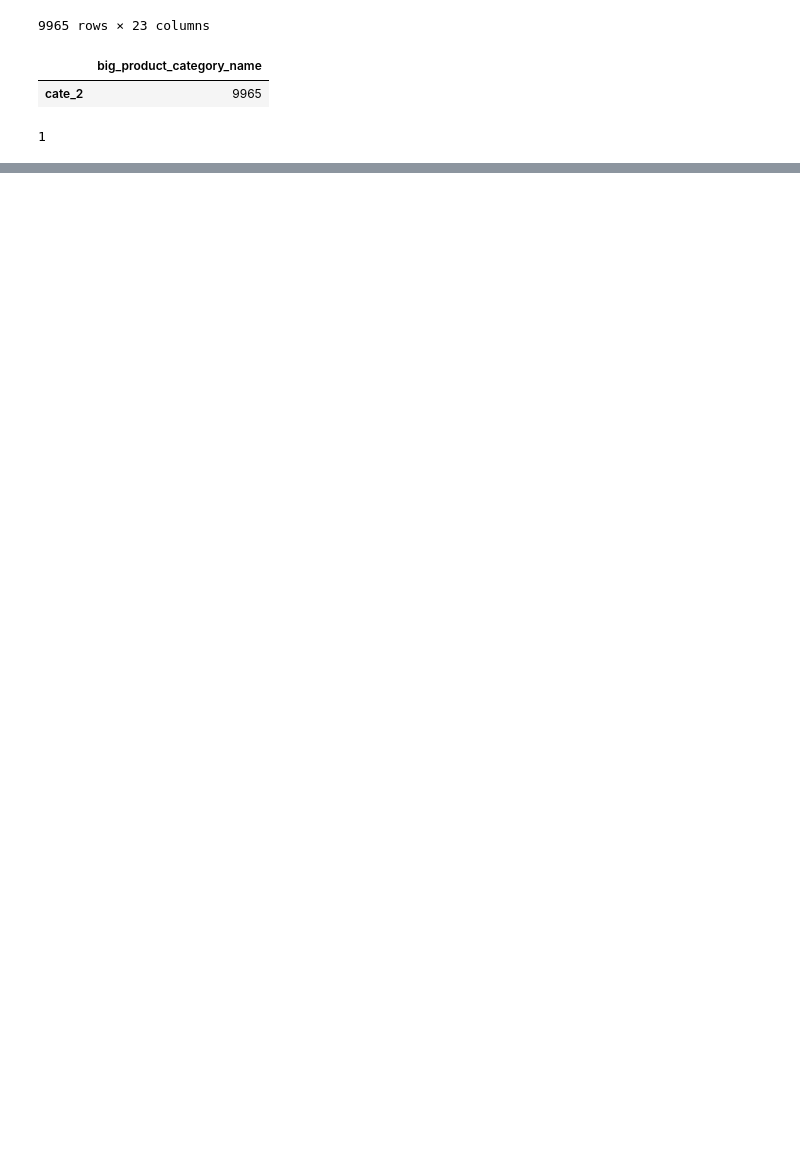
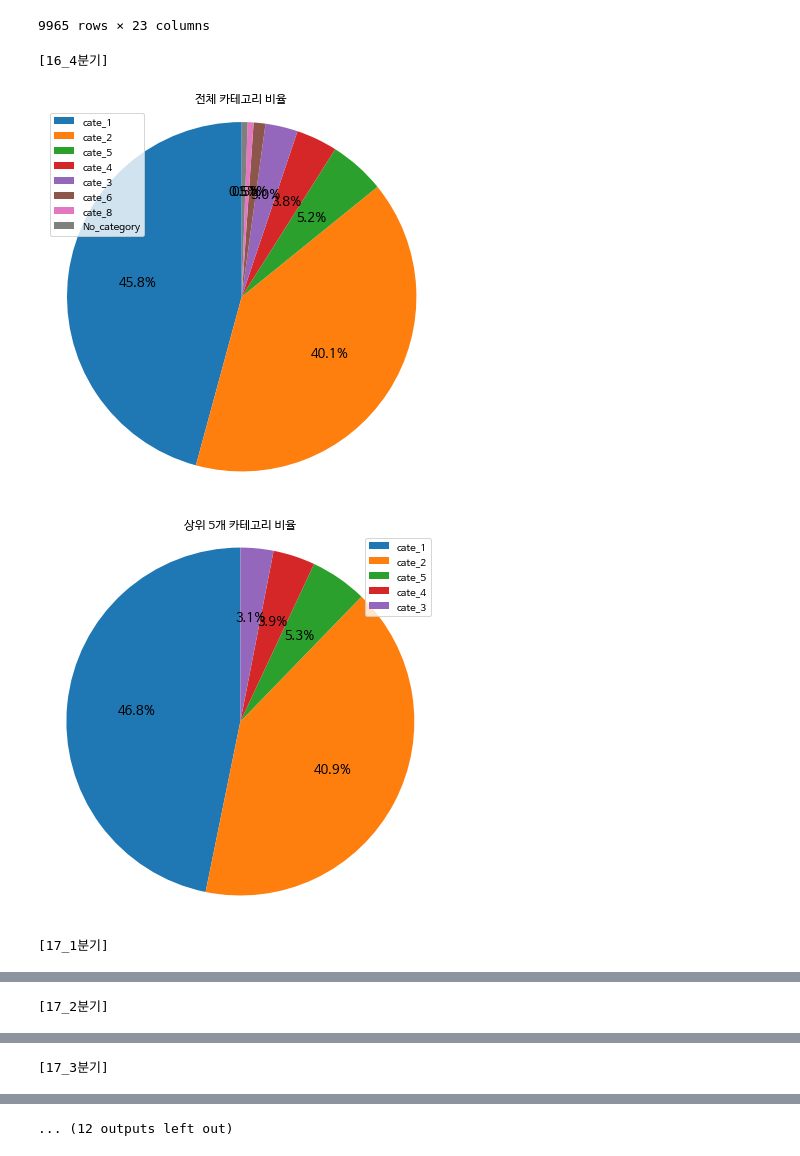
Before and after one commit to cyss93/CP1_team8, a Jupyter notebook: Concentration.ipynb, the cells around one changed output, grey strips where cells are left out. Drawn from its saved outputs; the diff is of its cells as text; code cells hidden in the pictures; blank space fills up the shorter version.

```diff
--- a/Concentration.ipynb
+++ b/Concentration.ipynb
@@ -8,0 +15,4 @@ import scipy.stats as stats
+# %%
+import matplotlib.pyplot as plt
+
+plt.rc('font', family='NanumBarunGothic')
@@ -283,9 +350,0 @@ df_17_2_cate_cnt = pd.DataFrame(df_17_2_cate['big_product_category_name'].value_
-# %%
-df_17_2_cate_cnt
-# %% [output]
-|  | big_product_category_name |
-| cate_2 | 9965 |
-# %%
-df_for_cate['big_product_category_name'].nunique()
-# %% [output]
-1
@@ -291,0 +400,30 @@ df_for_cate['big_product_category_name'].nunique()
+# %%
+# 각 분기별 그래프
+print('\n[16_4분기]')
+PieChart_category(df_16_4_cate)
+
+print('\n[17_1분기]')
+PieChart_category(df_17_2_cate)
+
+print('\n[17_2분기]')
+PieChart_category(df_17_1_cate)
+
+print('\n[17_3분기]')
+PieChart_category(df_17_3_cate)
+
+print('\n[17_4분기]')
+PieChart_category(df_17_4_cate)
+
+print('\n[18_1분기]')
+PieChart_category(df_18_1_cate)
+
+print('\n[18_2분기]')
+PieChart_category(df_18_2_cate)
+
+print('\n[18_3분기]')
+PieChart_category(df_18_3_cate)
+# %% [output]
+[16_4분기]
+[figure, added]
+[figure, added]
+[17_1분기]
@@ -291,0 +432 @@ df_for_cate['big_product_category_name'].nunique()
+[17_2분기]
@@ -291,0 +435 @@ df_for_cate['big_product_category_name'].nunique()
+[17_3분기]
@@ -291,0 +438 @@ df_for_cate['big_product_category_name'].nunique()
+... (12 outputs left out)
```
Also changed, not shown: parts of 14 cells of this notebook.
